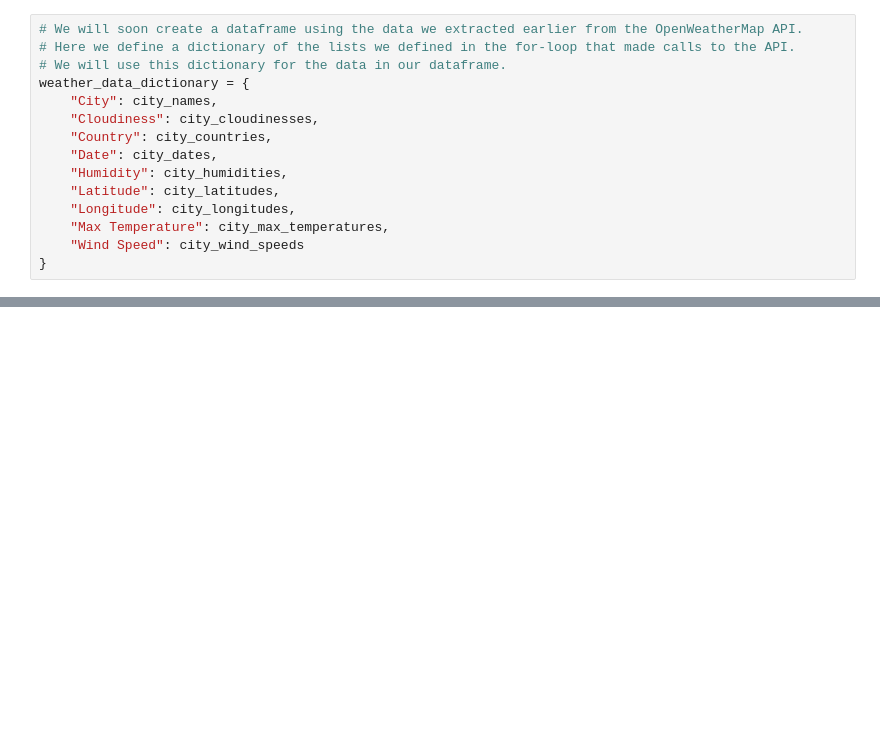
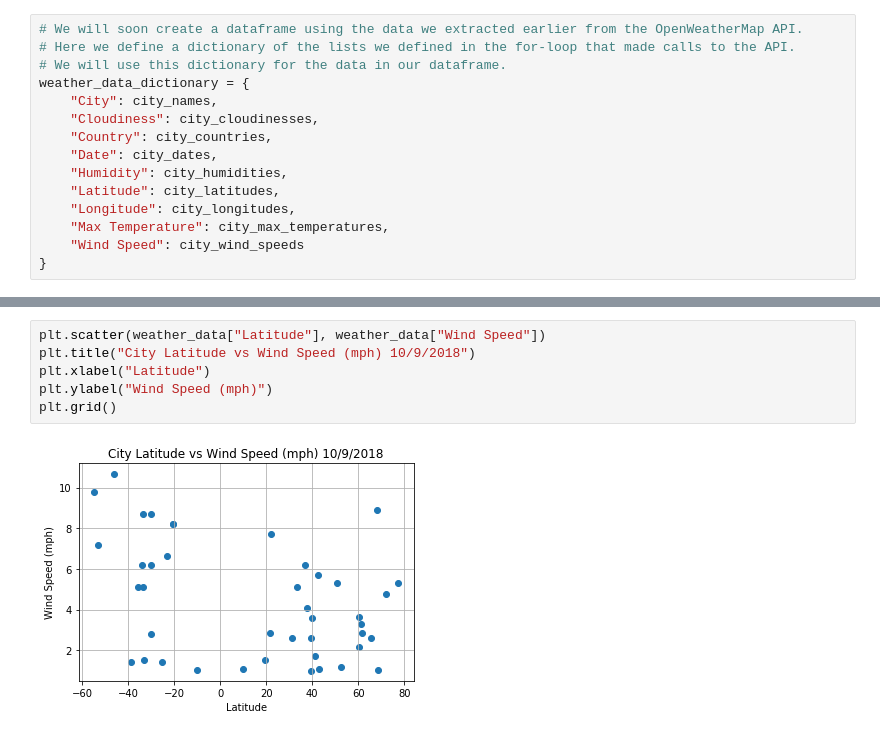
Before and after one commit to TylerTompa/6-APIs, a Jupyter notebook: Homework 6- APIs.ipynb, the cells around one changed output, grey strips where cells are left out. Cells and saved outputs as stored; diff of their text form; blank space fills up the shorter version.

```diff
--- a/Homework 6- APIs.ipynb
+++ b/Homework 6- APIs.ipynb
@@ -189,0 +219,8 @@ weather_data.head()
+# %%
+plt.scatter(weather_data["Latitude"], weather_data["Wind Speed"])
+plt.title("City Latitude vs Wind Speed (mph) 10/9/2018")
+plt.xlabel("Latitude")
+plt.ylabel("Wind Speed (mph)")
+plt.grid()
+# %% [output]
+[figure, added]
```
Also changed, not shown: parts of 8 cells of this notebook.
